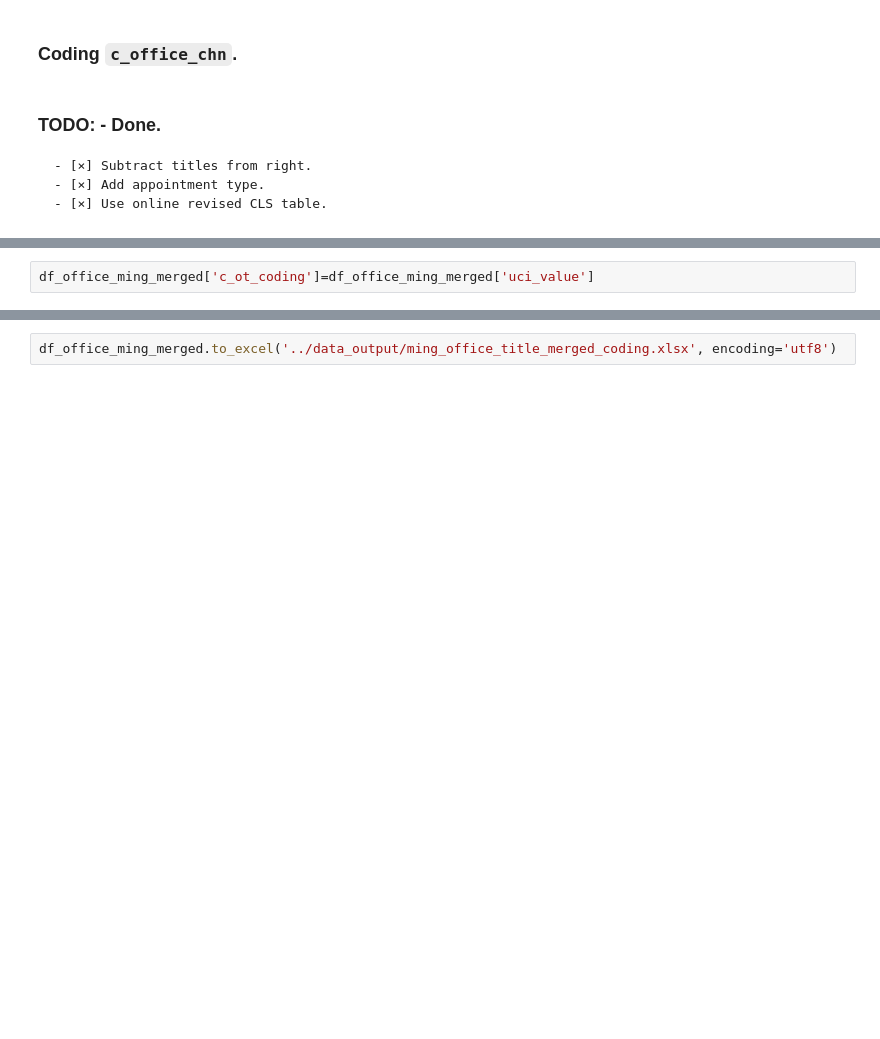
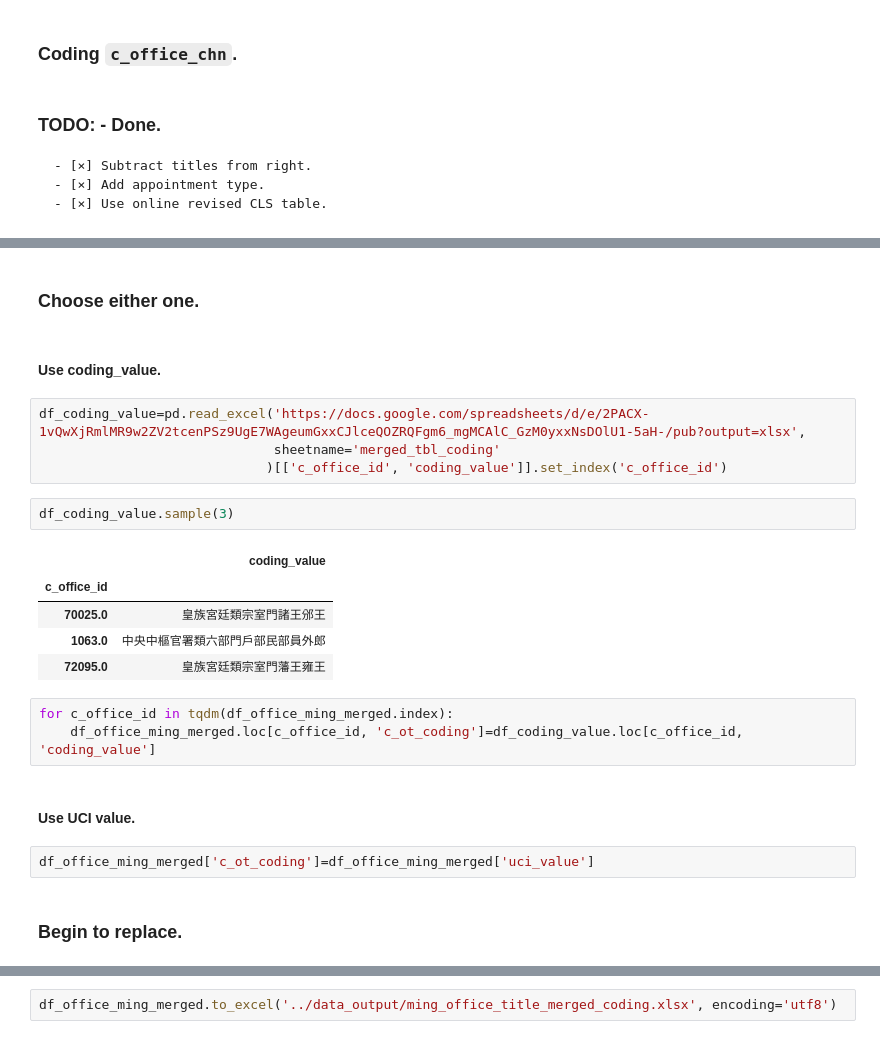
Before and after one commit to cbdb-project/CBDB_Laxmi, a Jupyter notebook: ming_office_title/script/office_title_coding.ipynb, the cells around one changed output, grey strips where cells are left out. Drawn from its saved outputs; the diff is of its cells as text; blank space fills up the shorter version.

```diff
--- a/ming_office_title/script/office_title_coding.ipynb
+++ b/ming_office_title/script/office_title_coding.ipynb
@@ -144,5 +161,28 @@ df_tit.sample(3)
+# %% [markdown]
+### Choose either one.
+# %% [markdown]
+#### Use coding_value.
+# %%
+df_coding_value=pd.read_excel('https://docs.google.com/spreadsheets/d/e/2PACX-1vQwXjRmlMR9w2ZV2tcenPSz9UgE7WAgeumGxxCJlceQOZRQFgm6_mgMCAlC_GzM0yxxNsDOlU1-5aH-/pub?output=xlsx',
+                              sheetname='merged_tbl_coding'
+                             )[['c_office_id', 'coding_value']].set_index('c_office_id')
+# %%
+df_coding_value.sample(3)
+# %% [output]
+|  | coding_value |
+| c_office_id |  |
+| 70025.0 | 皇族宮廷類宗室門諸王邠王 |
+| 1063.0 | 中央中樞官署類六部門戶部民部員外郎 |
+| 72095.0 | 皇族宮廷類宗室門藩王雍王 |
+# %%
+for c_office_id in tqdm(df_office_ming_merged.index):
+    df_office_ming_merged.loc[c_office_id, 'c_ot_coding']=df_coding_value.loc[c_office_id, 'coding_value']
+# %% [markdown]
+#### Use UCI value.
 # %%
 df_office_ming_merged['c_ot_coding']=df_office_ming_merged['uci_value']
+# %% [markdown]
+### Begin to replace.
 # %%
 # Replace titles (only one title in an office title string).
 for ming_ot_index in tqdm(df_office_ming_merged.index):
```
Also changed, not shown: parts of 24 cells of this notebook, 10 other files.
